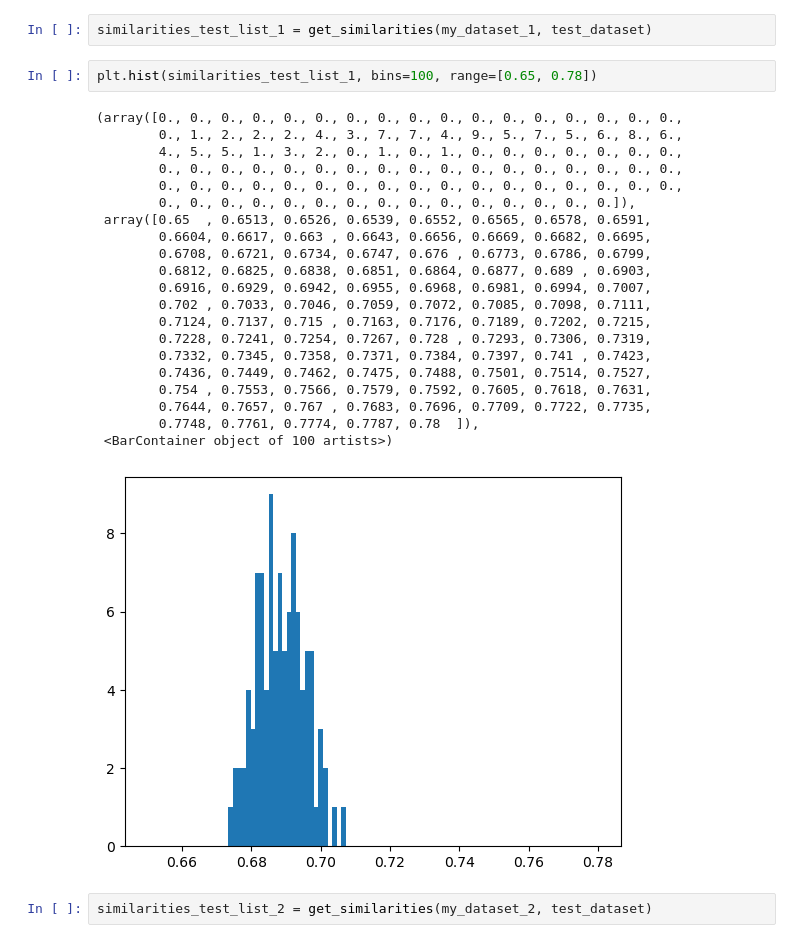
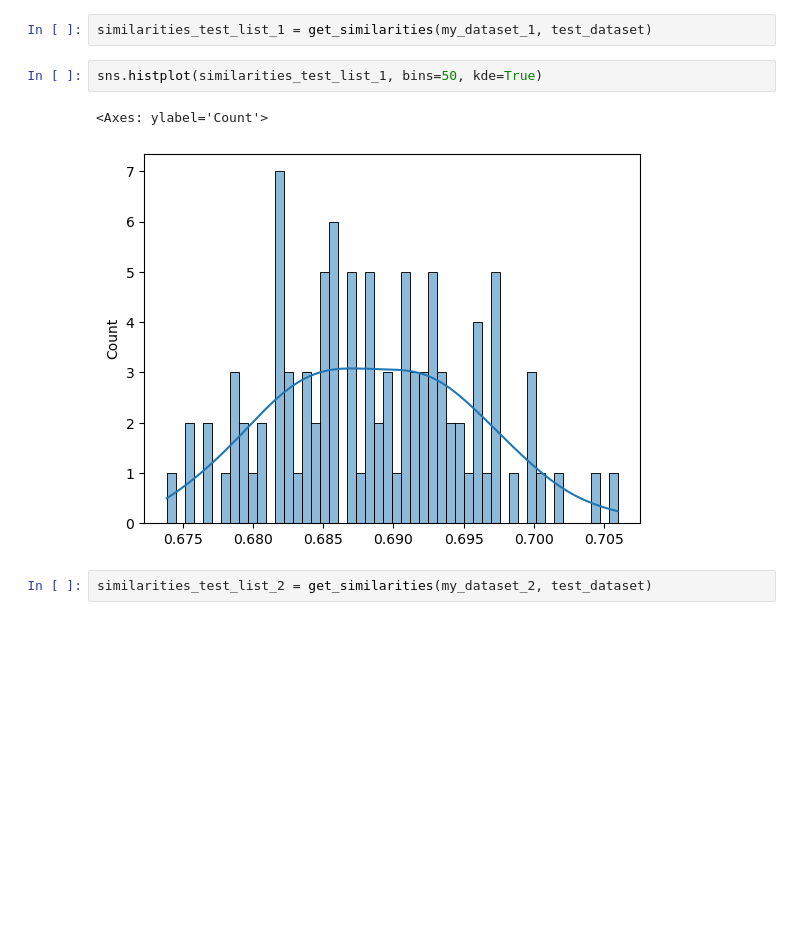
Before and after one commit to Usatoff/datasets_similarity, a Jupyter notebook: base.ipynb, the cells around one changed output. Cells and saved outputs as stored; diff of their text form; blank space fills up the shorter version.

```diff
--- a/base.ipynb
+++ b/base.ipynb
@@ -196,29 +181,10 @@ len(test_dataset), len(my_dataset)
 (12000, 70000)
 # %%
 similarities_test_list_1 = get_similarities(my_dataset_1, test_dataset)
-# %%
-plt.hist(similarities_test_list_1, bins=100, range=[0.65, 0.78])
-# %% [output]
-(array([0., 0., 0., 0., 0., 0., 0., 0., 0., 0., 0., 0., 0., 0., 0., 0., 0.,
-        0., 1., 2., 2., 2., 4., 3., 7., 7., 4., 9., 5., 7., 5., 6., 8., 6.,
-        4., 5., 5., 1., 3., 2., 0., 1., 0., 1., 0., 0., 0., 0., 0., 0., 0.,
-        0., 0., 0., 0., 0., 0., 0., 0., 0., 0., 0., 0., 0., 0., 0., 0., 0.,
-        0., 0., 0., 0., 0., 0., 0., 0., 0., 0., 0., 0., 0., 0., 0., 0., 0.,
-        0., 0., 0., 0., 0., 0., 0., 0., 0., 0., 0., 0., 0., 0., 0.]),
- array([0.65  , 0.6513, 0.6526, 0.6539, 0.6552, 0.6565, 0.6578, 0.6591,
-        0.6604, 0.6617, 0.663 , 0.6643, 0.6656, 0.6669, 0.6682, 0.6695,
-        0.6708, 0.6721, 0.6734, 0.6747, 0.676 , 0.6773, 0.6786, 0.6799,
-        0.6812, 0.6825, 0.6838, 0.6851, 0.6864, 0.6877, 0.689 , 0.6903,
-        0.6916, 0.6929, 0.6942, 0.6955, 0.6968, 0.6981, 0.6994, 0.7007,
-        0.702 , 0.7033, 0.7046, 0.7059, 0.7072, 0.7085, 0.7098, 0.7111,
-        0.7124, 0.7137, 0.715 , 0.7163, 0.7176, 0.7189, 0.7202, 0.7215,
-        0.7228, 0.7241, 0.7254, 0.7267, 0.728 , 0.7293, 0.7306, 0.7319,
-        0.7332, 0.7345, 0.7358, 0.7371, 0.7384, 0.7397, 0.741 , 0.7423,
-        0.7436, 0.7449, 0.7462, 0.7475, 0.7488, 0.7501, 0.7514, 0.7527,
-        0.754 , 0.7553, 0.7566, 0.7579, 0.7592, 0.7605, 0.7618, 0.7631,
-        0.7644, 0.7657, 0.767 , 0.7683, 0.7696, 0.7709, 0.7722, 0.7735,
-        0.7748, 0.7761, 0.7774, 0.7787, 0.78  ]),
- <BarContainer object of 100 artists>)
-[figure, removed]
+# %%
+sns.histplot(similarities_test_list_1, bins=50, kde=True)
+# %% [output]
+<Axes: ylabel='Count'>
+[figure, added]
 # %%
 similarities_test_list_2 = get_similarities(my_dataset_2, test_dataset)
```
Also changed, not shown: parts of 8 cells of this notebook.
